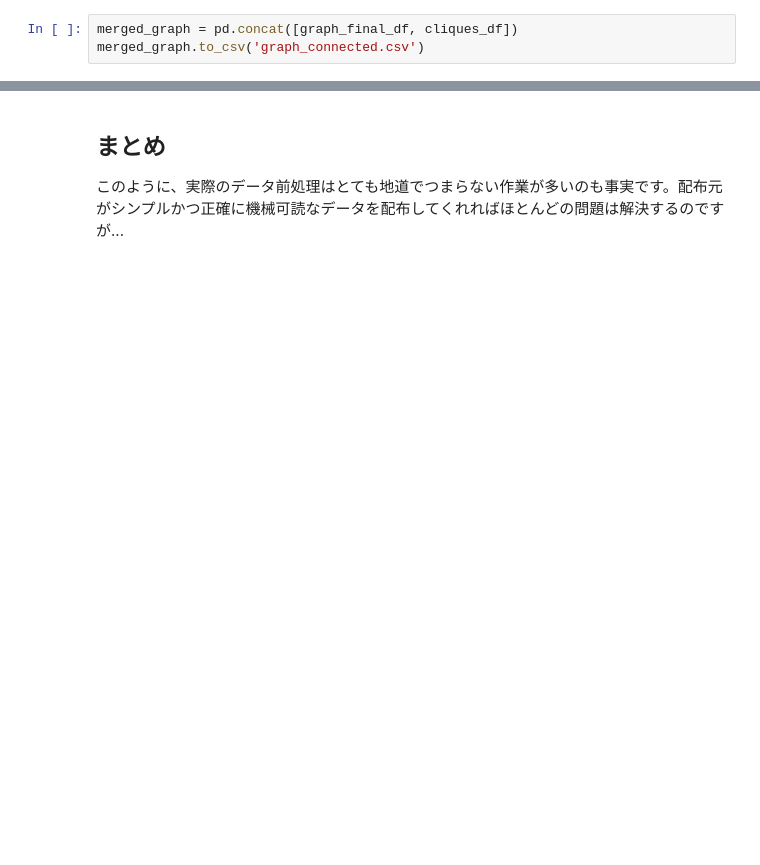
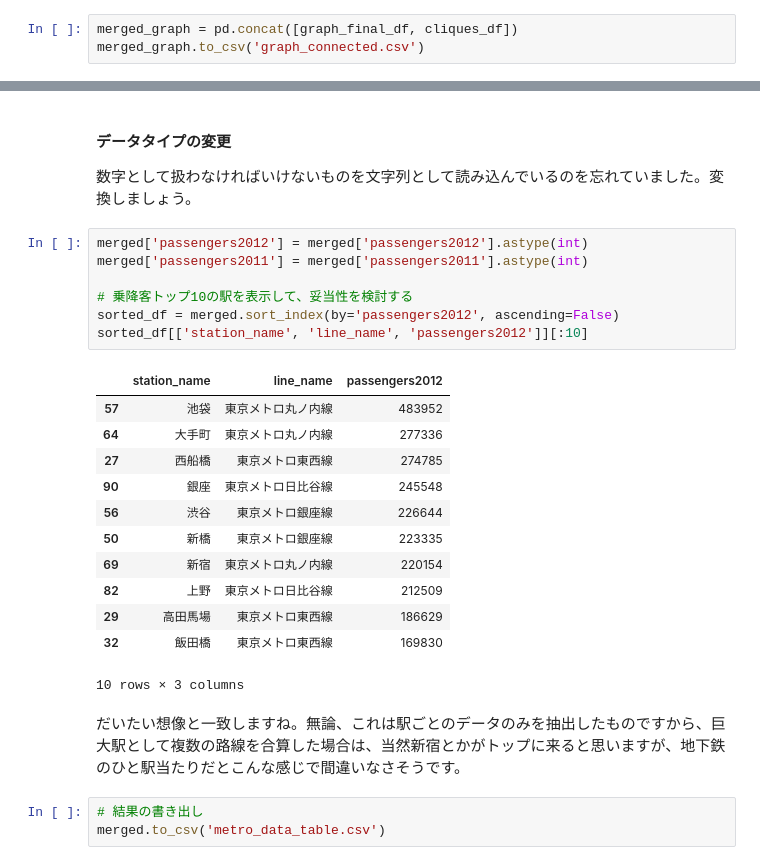
Before and after one commit to keiono/stations-japan, a Jupyter notebook: stations2network.ipynb, the cells around one changed output, grey strips where cells are left out. Saved outputs shown, nothing was run; the diff lists cells and outputs as text; blank space fills up the shorter version.

```diff
--- a/stations2network.ipynb
+++ b/stations2network.ipynb
@@ -406,3 +476,29 @@ merged[['station_name', 'line_name', 'passengers2012']]
-# %% [markdown]
-## まとめ
-このように、実際のデータ前処理はとても地道でつまらない作業が多いのも事実です。配布元がシンプルかつ正確に機械可読なデータを配布してくれればほとんどの問題は解決するのですが...
+# %% [markdown]
+#### データタイプの変更
+
+数字として扱わなければいけないものを文字列として読み込んでいるのを忘れていました。変換しましょう。
+# %%
+merged['passengers2012'] = merged['passengers2012'].astype(int)
+merged['passengers2011'] = merged['passengers2011'].astype(int)
+
+# 乗降客トップ10の駅を表示して、妥当性を検討する
+sorted_df = merged.sort_index(by='passengers2012', ascending=False)
+sorted_df[['station_name', 'line_name', 'passengers2012']][:10]
+# %% [output]
+|  | station_name | line_name | passengers2012 |
+| 57 | 池袋 | 東京メトロ丸ノ内線 | 483952 |
+| 64 | 大手町 | 東京メトロ丸ノ内線 | 277336 |
+| 27 | 西船橋 | 東京メトロ東西線 | 274785 |
+| 90 | 銀座 | 東京メトロ日比谷線 | 245548 |
+| 56 | 渋谷 | 東京メトロ銀座線 | 226644 |
+| 50 | 新橋 | 東京メトロ銀座線 | 223335 |
+| 69 | 新宿 | 東京メトロ丸ノ内線 | 220154 |
+| 82 | 上野 | 東京メトロ日比谷線 | 212509 |
+| 29 | 高田馬場 | 東京メトロ東西線 | 186629 |
+| 32 | 飯田橋 | 東京メトロ東西線 | 169830 |
+10 rows × 3 columns
+# %% [markdown]
+だいたい想像と一致しますね。無論、これは駅ごとのデータのみを抽出したものですから、巨大駅として複数の路線を合算した場合は、当然新宿とかがトップに来ると思いますが、地下鉄のひと駅当たりだとこんな感じで間違いなさそうです。
+# %%
+# 結果の書き出し
+merged.to_csv('metro_data_table.csv')
```
Also changed, not shown: parts of 24 cells of this notebook, 4 other files.
